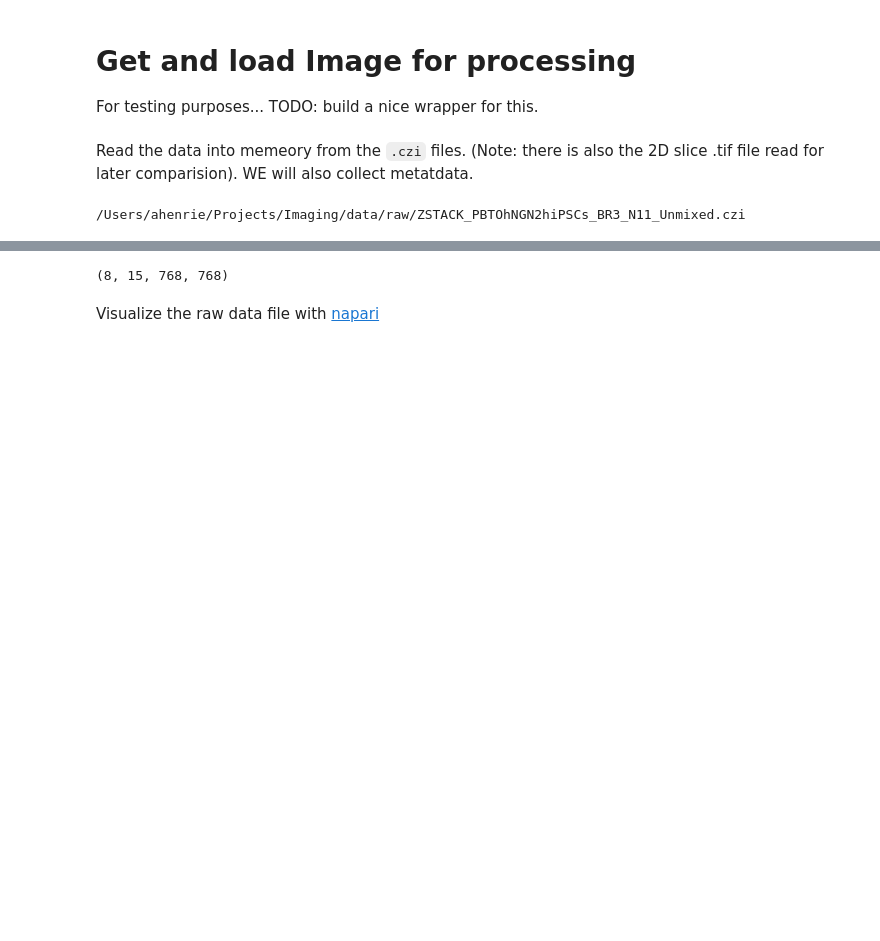
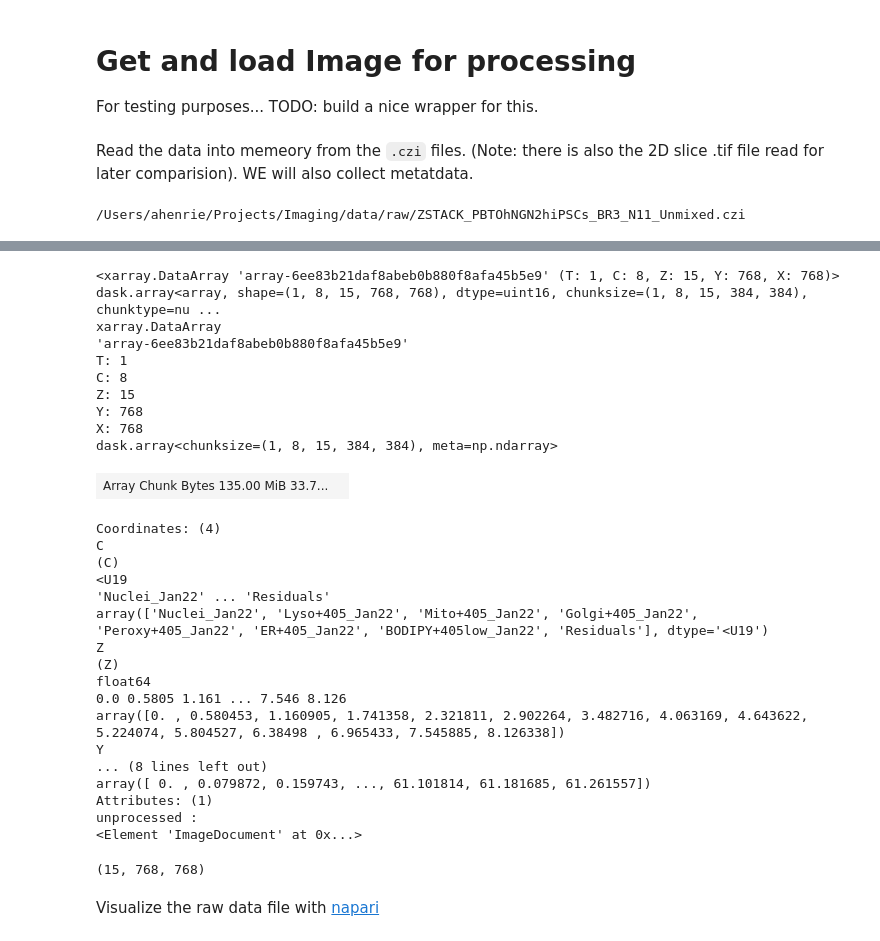
Before and after one commit to ndcn/infer-subc, a Jupyter notebook: notebooks/00_pipeline_setup.ipynb, the cells around one changed output, grey strips where cells are left out. Saved outputs shown, nothing was run; the diff lists cells and outputs as text; code cells hidden in the pictures; blank space fills up the shorter version.

```diff
--- a/notebooks/00_pipeline_setup.ipynb
+++ b/notebooks/00_pipeline_setup.ipynb
@@ -160,7 +190,40 @@ channel_axis = meta_dict['channel_axis']
+# %%
+tst = img.xarray_dask_data
+
+
+tst
+# %% [output]
+<xarray.DataArray 'array-6ee83b21daf8abeb0b880f8afa45b5e9' (T: 1, C: 8, Z: 15, Y: 768, X: 768)> dask.array<array, shape=(1, 8, 15, 768, 768), dtype=uint16, chunksize=(1, 8, 15, 384, 384), chunktype=nu ...
+xarray.DataArray
+'array-6ee83b21daf8abeb0b880f8afa45b5e9'
+T: 1
+C: 8
+Z: 15
+Y: 768
+X: 768
+dask.array<chunksize=(1, 8, 15, 384, 384), meta=np.ndarray>
+| Array Chunk Bytes 135.00 MiB 33.7... |  |
+Coordinates: (4)
+C
+(C)
+<U19
+'Nuclei_Jan22' ... 'Residuals'
+array(['Nuclei_Jan22', 'Lyso+405_Jan22', 'Mito+405_Jan22', 'Golgi+405_Jan22', 'Peroxy+405_Jan22', 'ER+405_Jan22', 'BODIPY+405low_Jan22', 'Residuals'], dtype='<U19')
+Z
+(Z)
+float64
+0.0 0.5805 1.161 ... 7.546 8.126
+array([0. , 0.580453, 1.160905, 1.741358, 2.321811, 2.902264, 3.482716, 4.063169, 4.643622, 5.224074, 5.804527, 6.38498 , 6.965433, 7.545885, 8.126338])
+Y
+... (8 lines left out)
+array([ 0. , 0.079872, 0.159743, ..., 61.101814, 61.181685, 61.261557])
+Attributes: (1)
+unprocessed :
+<Element 'ImageDocument' at 0x...>
 # %%
-img_data.shape
+img_data.shape[-3:]
 # %% [output]
-(8, 15, 768, 768)
+(15, 768, 768)
 # %% [markdown]
 Visualize the raw data file with [napari](https://napari.org)
 # %%
```
Also changed, not shown: parts of 9 cells of this notebook, 3 other files.
